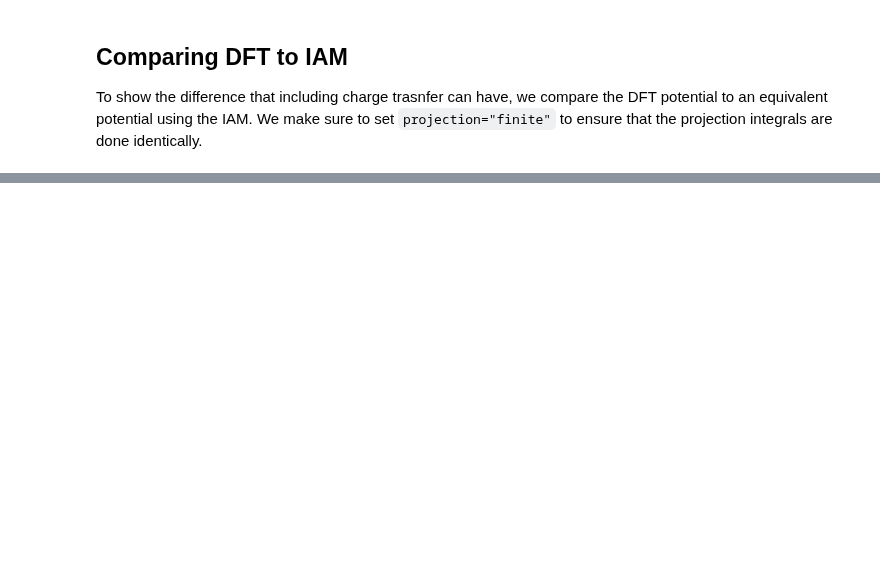
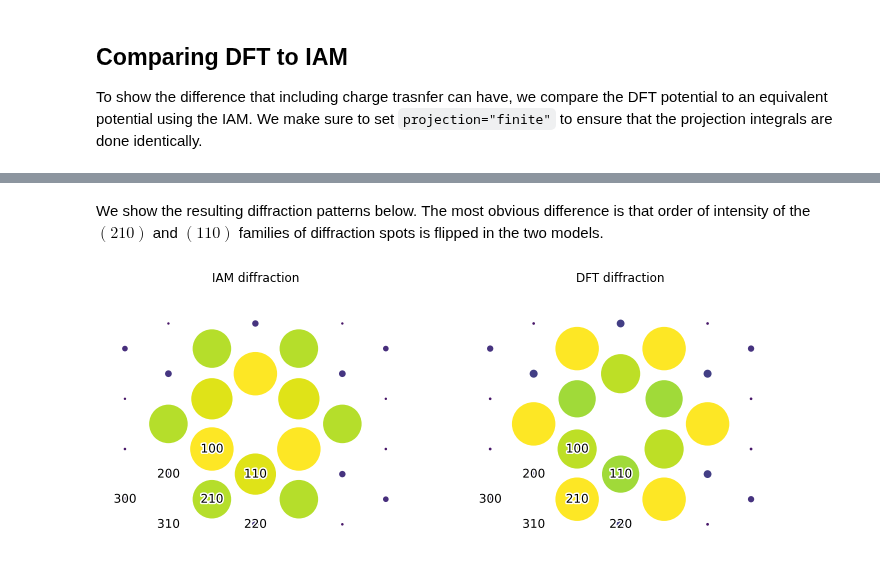
Before and after one commit to abTEM/doc, a Jupyter notebook: docs/user_guide/walkthrough/charge_density.ipynb, the cells around one changed output, grey strips where cells are left out. Cells and saved outputs as stored; diff of their text form; code cells hidden in the pictures; blank space fills up the shorter version.

```diff
--- a/docs/user_guide/walkthrough/charge_density.ipynb
+++ b/docs/user_guide/walkthrough/charge_density.ipynb
@@ -63,6 +69,8 @@ To show the difference that including charge trasnfer can have, we compare the D
 # %%
 atoms = gpaw.atoms
 
-potential_iam = abtem.Potential(
-    atoms, gpts=potential_dft.gpts, projection="finite"
-).build()
+potential_iam = (
+    abtem.Potential(atoms, gpts=potential_dft.gpts, projection="finite")
+    .build()
+    .compute()
+)
@@ -165,0 +129,22 @@ for ax, im, label in zip((ax1, ax2, ax3), (im1, im2, im3), labels):
+# %%
+planewave = abtem.PlaneWave(energy=100e3)
+
+diffraction_iam = (
+    planewave.multislice(potential_iam)
+    .diffraction_patterns(block_direct=True, max_angle=30)
+    .compute()
+)
+diffraction_dft = (
+    planewave.multislice(potential_dft)
+    .diffraction_patterns(block_direct=True, max_angle=30)
+    .compute()
+)
+# %% [markdown]
+We show the resulting diffraction patterns below. The most obvious difference is that order of intensity of the $(210)$ and $(110)$ families of diffraction spots is flipped in the two models.
+# %%
+fig, (ax1, ax2) = plt.subplots(1, 2, figsize=(12, 5))
+
+plot_diffraction_pattern(diffraction_iam, atoms.cell, ax=ax1, title="IAM diffraction")
+plot_diffraction_pattern(diffraction_dft, atoms.cell, ax=ax2, title="DFT diffraction");
+# %% [output]
+[figure, added]
```
Also changed, not shown: parts of 30 cells of this notebook.
